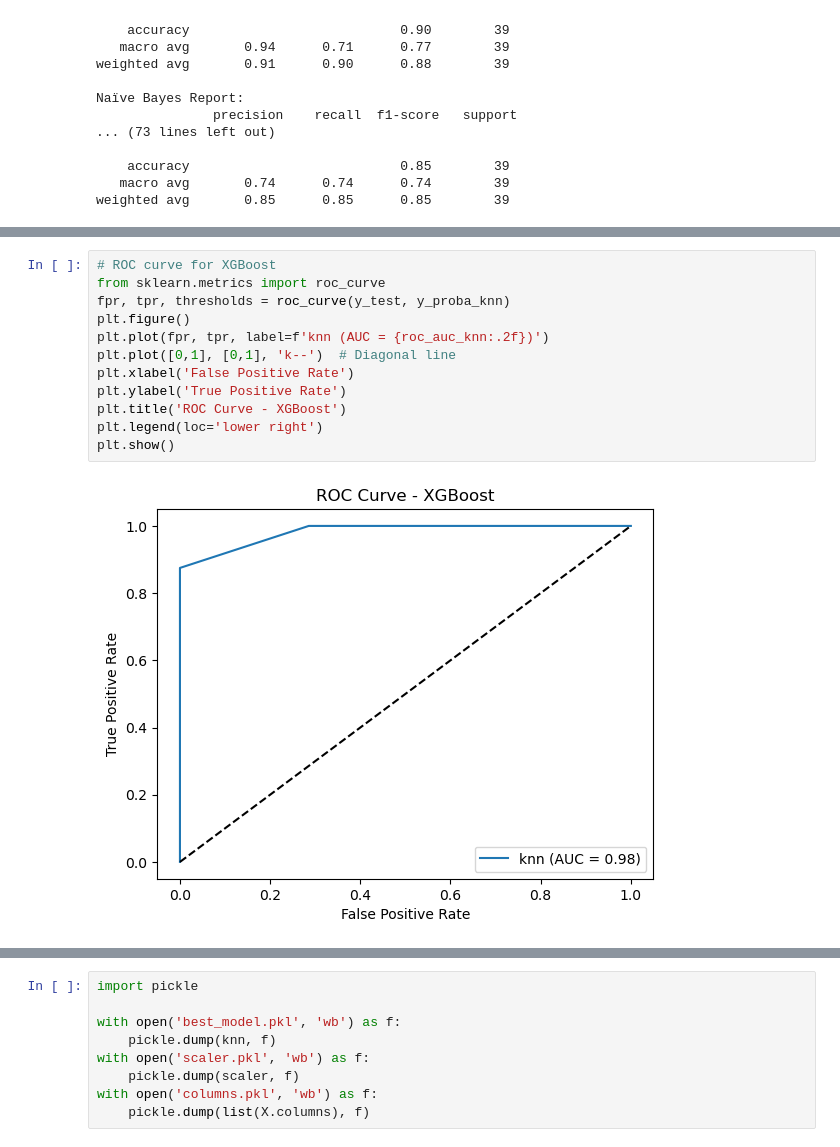
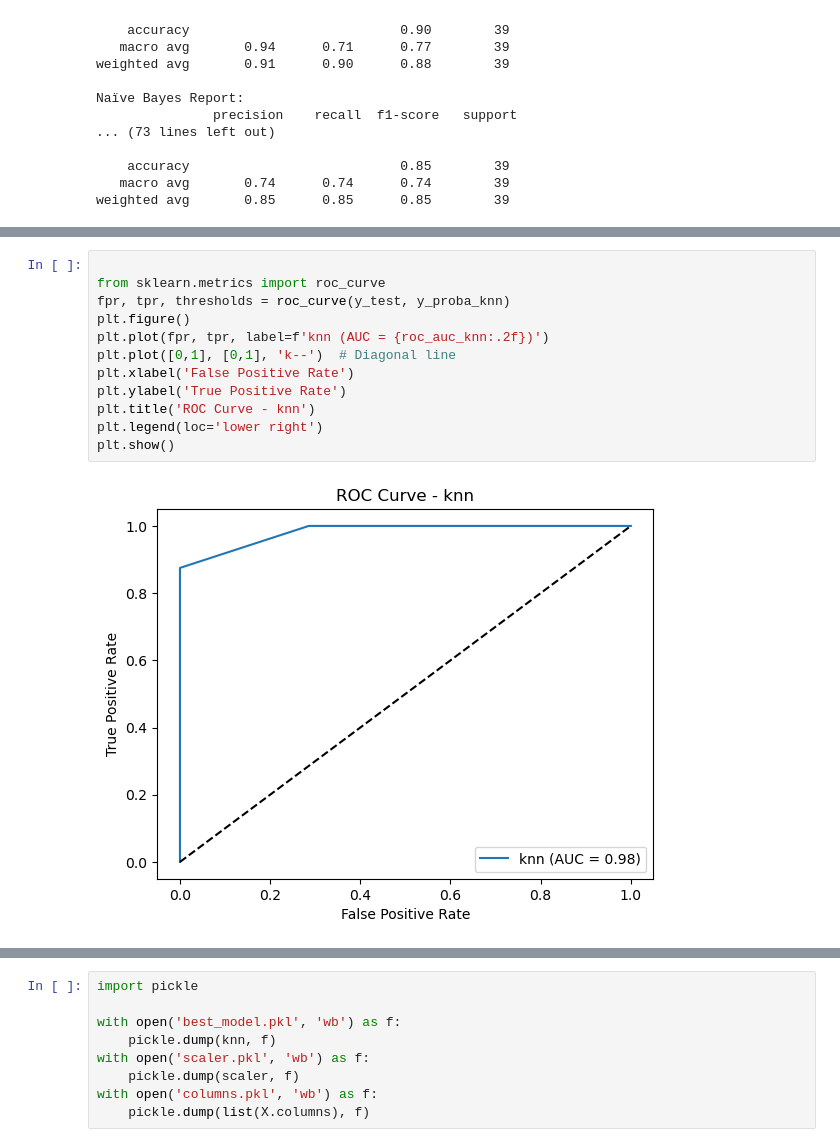
Before and after one commit to Selvaganapathy-k/Parkinsson-disease-Prediction, a Jupyter notebook: parkinsson_disease_pre.ipynb, the cells around one changed output, grey strips where cells are left out. Saved outputs shown, nothing was run; the diff lists cells and outputs as text.

```diff
--- a/parkinsson_disease_pre.ipynb
+++ b/parkinsson_disease_pre.ipynb
@@ -264,19 +316,19 @@ Gradient Boosting ROC AUC: 0.879
 XGBoost ROC AUC: 0.920
 Logistic Regression ROC AUC: 0.835
 # %%
-# ROC curve for XGBoost
+
 from sklearn.metrics import roc_curve
 fpr, tpr, thresholds = roc_curve(y_test, y_proba_knn)
 plt.figure()
 plt.plot(fpr, tpr, label=f'knn (AUC = {roc_auc_knn:.2f})')
 plt.plot([0,1], [0,1], 'k--')  # Diagonal line
 plt.xlabel('False Positive Rate')
 plt.ylabel('True Positive Rate')
-plt.title('ROC Curve - XGBoost')
+plt.title('ROC Curve - knn')
 plt.legend(loc='lower right')
 plt.show()
 # %% [output]
-[figure, old version]
+[figure, new version]
 # %%
 from sklearn.metrics import confusion_matrix
 
```
Also changed, not shown: parts of 7 cells of this notebook.
